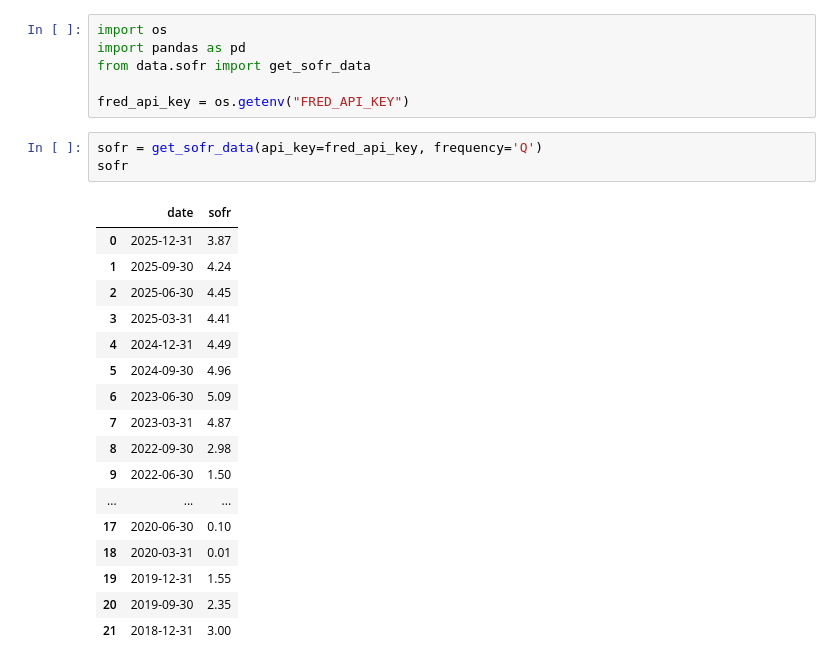
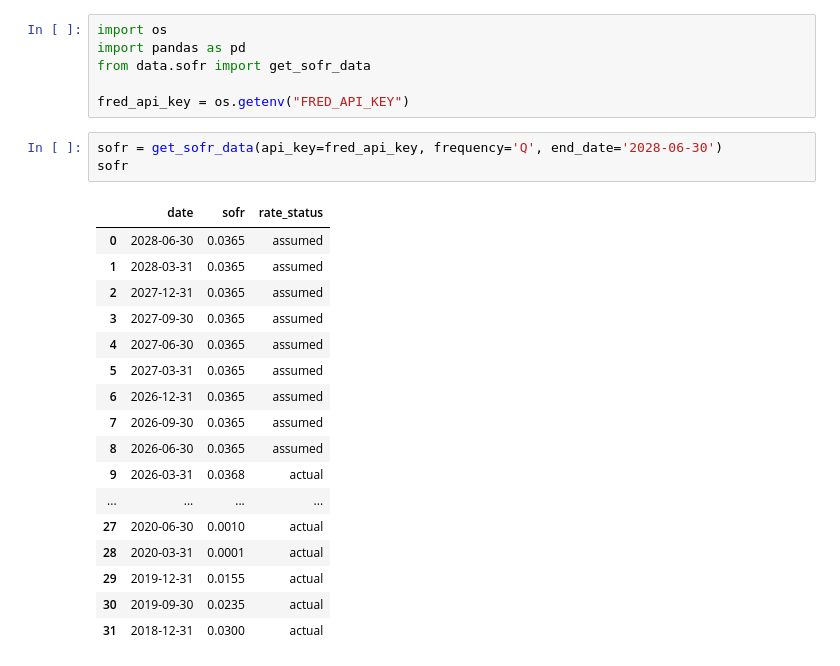
Before and after one commit to mmcleary6/credit_model, a Jupyter notebook: data.ipynb, the cells around one changed output. Cells and saved outputs as stored; diff of their text form.

Commit message:
Added Scenario Analysis and SOFR Assumption to Asset Modeling

```diff
--- a/data.ipynb
+++ b/data.ipynb
@@ -5,23 +5,23 @@ from data.sofr import get_sofr_data
 
 fred_api_key = os.getenv("FRED_API_KEY")
 # %%
-sofr = get_sofr_data(api_key=fred_api_key, frequency='Q')
+sofr = get_sofr_data(api_key=fred_api_key, frequency='Q', end_date='2028-06-30')
 sofr
 # %% [output]
-|  | date | sofr |
-| 0 | 2025-12-31 | 3.87 |
-| 1 | 2025-09-30 | 4.24 |
-| 2 | 2025-06-30 | 4.45 |
-| 3 | 2025-03-31 | 4.41 |
-| 4 | 2024-12-31 | 4.49 |
-| 5 | 2024-09-30 | 4.96 |
-| 6 | 2023-06-30 | 5.09 |
-| 7 | 2023-03-31 | 4.87 |
-| 8 | 2022-09-30 | 2.98 |
-| 9 | 2022-06-30 | 1.50 |
-| ... | ... | ... |
-| 17 | 2020-06-30 | 0.10 |
-| 18 | 2020-03-31 | 0.01 |
-| 19 | 2019-12-31 | 1.55 |
-| 20 | 2019-09-30 | 2.35 |
-| 21 | 2018-12-31 | 3.00 |
+|  | date | sofr | rate_status |
+| 0 | 2028-06-30 | 0.0365 | assumed |
+| 1 | 2028-03-31 | 0.0365 | assumed |
+| 2 | 2027-12-31 | 0.0365 | assumed |
+| 3 | 2027-09-30 | 0.0365 | assumed |
+| 4 | 2027-06-30 | 0.0365 | assumed |
+| 5 | 2027-03-31 | 0.0365 | assumed |
+| 6 | 2026-12-31 | 0.0365 | assumed |
+| 7 | 2026-09-30 | 0.0365 | assumed |
+| 8 | 2026-06-30 | 0.0365 | assumed |
+| 9 | 2026-03-31 | 0.0368 | actual |
+| ... | ... | ... | ... |
+| 27 | 2020-06-30 | 0.0010 | actual |
+| 28 | 2020-03-31 | 0.0001 | actual |
+| 29 | 2019-12-31 | 0.0155 | actual |
+| 30 | 2019-09-30 | 0.0235 | actual |
+| 31 | 2018-12-31 | 0.0300 | actual |
```
Also changed, not shown: parts of 1 cell of this notebook, 2 other files.
